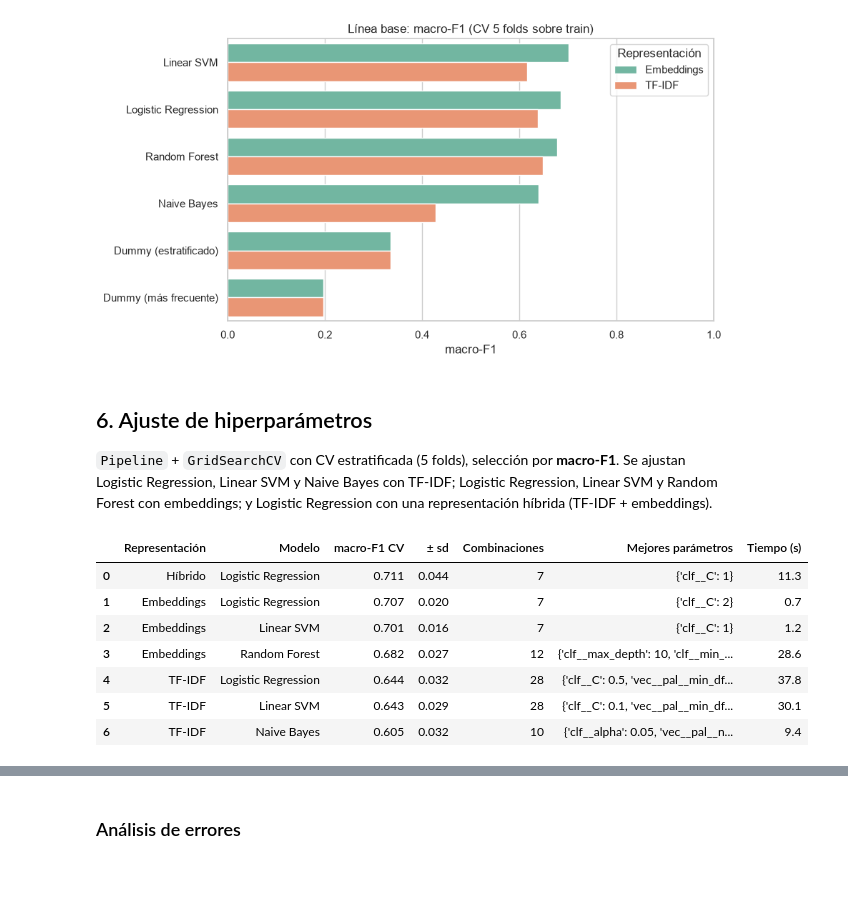
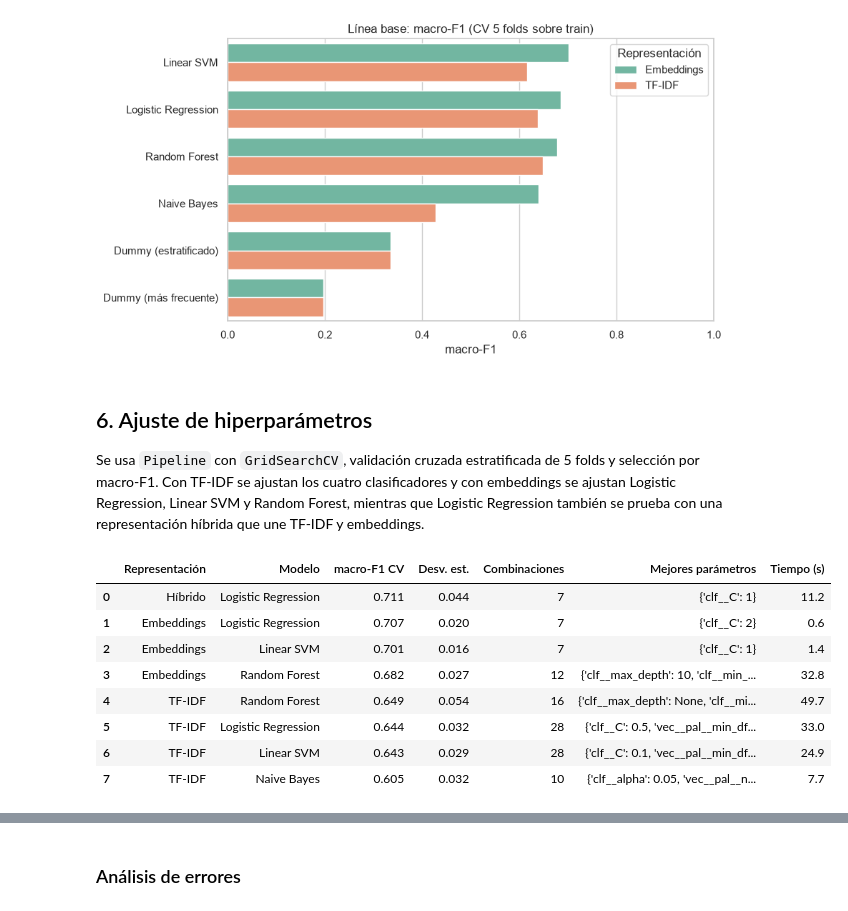
Before and after one commit to EstebanBautista/midterm3, a Jupyter notebook: notebooks/midterm3_clasificacion_SET.ipynb, the cells around one changed output, grey strips where cells are left out. Drawn from its saved outputs; the diff is of its cells as text; code cells hidden in the pictures; blank space fills up the shorter version.

```diff
--- a/notebooks/midterm3_clasificacion_SET.ipynb
+++ b/notebooks/midterm3_clasificacion_SET.ipynb
@@ -261,7 +250,7 @@ for rep, builder in [("TF-IDF", p_tfidf), ("Embeddings", p_emb)]:
         clf = (MultinomialNB() if rep == "TF-IDF" else GaussianNB()) if mk is None else mk()
         r = cross_validate(builder(clf), X_train, y_train, cv=CV, scoring=SCORING, n_jobs=1)
         filas.append({"Representación": rep, "Modelo": nombre,
-                      "macro-F1": r["test_macro_f1"].mean(), "± sd": r["test_macro_f1"].std(),
+                      "macro-F1": r["test_macro_f1"].mean(), "Desv. est.": r["test_macro_f1"].std(),
                       "Accuracy": r["test_accuracy"].mean(), "Precision": r["test_precision"].mean(),
                       "Recall": r["test_recall"].mean()})
 base = pd.DataFrame(filas).sort_values("macro-F1", ascending=False).reset_index(drop=True)
@@ -289,7 +278,7 @@ plt.tight_layout(); plt.savefig(FIG_DIR / "fig2_linea_base.png", dpi=200); plt.s
 [figure]
 # %% [markdown]
 ## 6. Ajuste de hiperparámetros
-`Pipeline` + `GridSearchCV` con CV estratificada (5 folds), selección por **macro-F1**. Se ajustan Logistic Regression, Linear SVM y Naive Bayes con TF-IDF; Logistic Regression, Linear SVM y Random Forest con embeddings; y Logistic Regression con una representación híbrida (TF-IDF + embeddings).
+Se usa `Pipeline` con `GridSearchCV`, validación cruzada estratificada de 5 folds y selección por macro-F1. Con TF-IDF se ajustan los cuatro clasificadores y con embeddings se ajustan Logistic Regression, Linear SVM y Random Forest, mientras que Logistic Regression también se prueba con una representación híbrida que une TF-IDF y embeddings.
 # %%
 def p_hibrido(clf):
     feats = FeatureUnion([
@@ -299,41 +288,44 @@ def p_hibrido(clf):
     return Pipeline([("feats", feats), ("clf", clf)])
 
 C_GRID = [0.01, 0.1, 0.5, 1, 2, 5, 10]
 busquedas = {
     ("TF-IDF", "Logistic Regression"): (p_tfidf(LogisticRegression(max_iter=3000, class_weight="balanced", random_state=SEED)),
         {"vec__pal__ngram_range": [(1, 1), (1, 2)], "vec__pal__min_df": [1, 2], "clf__C": C_GRID}),
     ("TF-IDF", "Linear SVM"): (p_tfidf(LinearSVC(class_weight="balanced", random_state=SEED)),
         {"vec__pal__ngram_range": [(1, 1), (1, 2)], "vec__pal__min_df": [1, 2], "clf__C": C_GRID}),
     ("TF-IDF", "Naive Bayes"): (p_tfidf(MultinomialNB()),
         {"vec__pal__ngram_range": [(1, 1), (1, 2)], "clf__alpha": [0.01, 0.05, 0.1, 0.5, 1.0]}),
+    ("TF-IDF", "Random Forest"): (p_tfidf(RandomForestClassifier(class_weight="balanced", random_state=SEED, n_jobs=-1)),
+        {"vec__pal__ngram_range": [(1, 1), (1, 2)], "clf__n_estimators": [300, 500], "clf__max_depth": [None, 20], "clf__min_samples_leaf": [1, 3]}),
     ("Embeddings", "Logistic Regression"): (p_emb(LogisticRegression(max_iter=3000, class_weight="balanced", random_state=SEED)),
         {"clf__C": C_GRID}),
     ("Embeddings", "Linear SVM"): (p_emb(LinearSVC(class_weight="balanced", random_state=SEED)),
         {"clf__C": C_GRID}),
     ("Embeddings", "Random Forest"): (p_emb(RandomForestClassifier(class_weight="balanced", random_state=SEED, n_jobs=-1)),
         {"clf__n_estimators": [200, 500], "clf__max_depth": [None, 10, 20], "clf__min_samples_leaf": [1, 3]}),
     ("Híbrido", "Logistic Regression"): (p_hibrido(LogisticRegression(max_iter=3000, class_weight="balanced", random_state=SEED)),
         {"clf__C": C_GRID}),
 }
 resultados, mejores = [], {}
 for (rep, nom), (pipe, grid) in busquedas.items():
     t0 = time.time()
     gs = GridSearchCV(pipe, grid, cv=CV, scoring="f1_macro", n_jobs=1, refit=True).fit(X_train, y_train)
     i = gs.best_index_
     resultados.append({"Representación": rep, "Modelo": nom, "macro-F1 CV": gs.best_score_,
-                       "± sd": gs.cv_results_["std_test_score"][i], "Combinaciones": len(gs.cv_results_["params"]),
+                       "Desv. est.": gs.cv_results_["std_test_score"][i], "Combinaciones": len(gs.cv_results_["params"]),
                        "Mejores parámetros": gs.best_params_, "Tiempo (s)": round(time.time() - t0, 1)})
     mejores[(rep, nom)] = gs.best_estimator_
 ajuste = pd.DataFrame(resultados).sort_values("macro-F1 CV", ascending=False).reset_index(drop=True)
 pd.set_option("display.max_colwidth", 120); ajuste.round(3)
 # %% [output]
-|  | Representación | Modelo | macro-F1 CV | ± sd | Combinaciones | Mejores parámetros | Tiempo (s) |
-| 0 | Híbrido | Logistic Regression | 0.711 | 0.044 | 7 | {'clf__C': 1} | 11.3 |
-| 1 | Embeddings | Logistic Regression | 0.707 | 0.020 | 7 | {'clf__C': 2} | 0.7 |
-| 2 | Embeddings | Linear SVM | 0.701 | 0.016 | 7 | {'clf__C': 1} | 1.2 |
-| 3 | Embeddings | Random Forest | 0.682 | 0.027 | 12 | {'clf__max_depth': 10, 'clf__min_... | 28.6 |
-| 4 | TF-IDF | Logistic Regression | 0.644 | 0.032 | 28 | {'clf__C': 0.5, 'vec__pal__min_df... | 37.8 |
-| 5 | TF-IDF | Linear SVM | 0.643 | 0.029 | 28 | {'clf__C': 0.1, 'vec__pal__min_df... | 30.1 |
-| 6 | TF-IDF | Naive Bayes | 0.605 | 0.032 | 10 | {'clf__alpha': 0.05, 'vec__pal__n... | 9.4 |
+|  | Representación | Modelo | macro-F1 CV | Desv. est. | Combinaciones | Mejores parámetros | Tiempo (s) |
+| 0 | Híbrido | Logistic Regression | 0.711 | 0.044 | 7 | {'clf__C': 1} | 11.2 |
+| 1 | Embeddings | Logistic Regression | 0.707 | 0.020 | 7 | {'clf__C': 2} | 0.6 |
+| 2 | Embeddings | Linear SVM | 0.701 | 0.016 | 7 | {'clf__C': 1} | 1.4 |
+| 3 | Embeddings | Random Forest | 0.682 | 0.027 | 12 | {'clf__max_depth': 10, 'clf__min_... | 32.8 |
+| 4 | TF-IDF | Random Forest | 0.649 | 0.054 | 16 | {'clf__max_depth': None, 'clf__mi... | 49.7 |
+| 5 | TF-IDF | Logistic Regression | 0.644 | 0.032 | 28 | {'clf__C': 0.5, 'vec__pal__min_df... | 33.0 |
+| 6 | TF-IDF | Linear SVM | 0.643 | 0.029 | 28 | {'clf__C': 0.1, 'vec__pal__min_df... | 24.9 |
+| 7 | TF-IDF | Naive Bayes | 0.605 | 0.032 | 10 | {'clf__alpha': 0.05, 'vec__pal__n... | 7.7 |
 # %% [markdown]
 ## 7. Evaluación final y comparación
```
Also changed, not shown: parts of 17 cells of this notebook, 7 other files.
